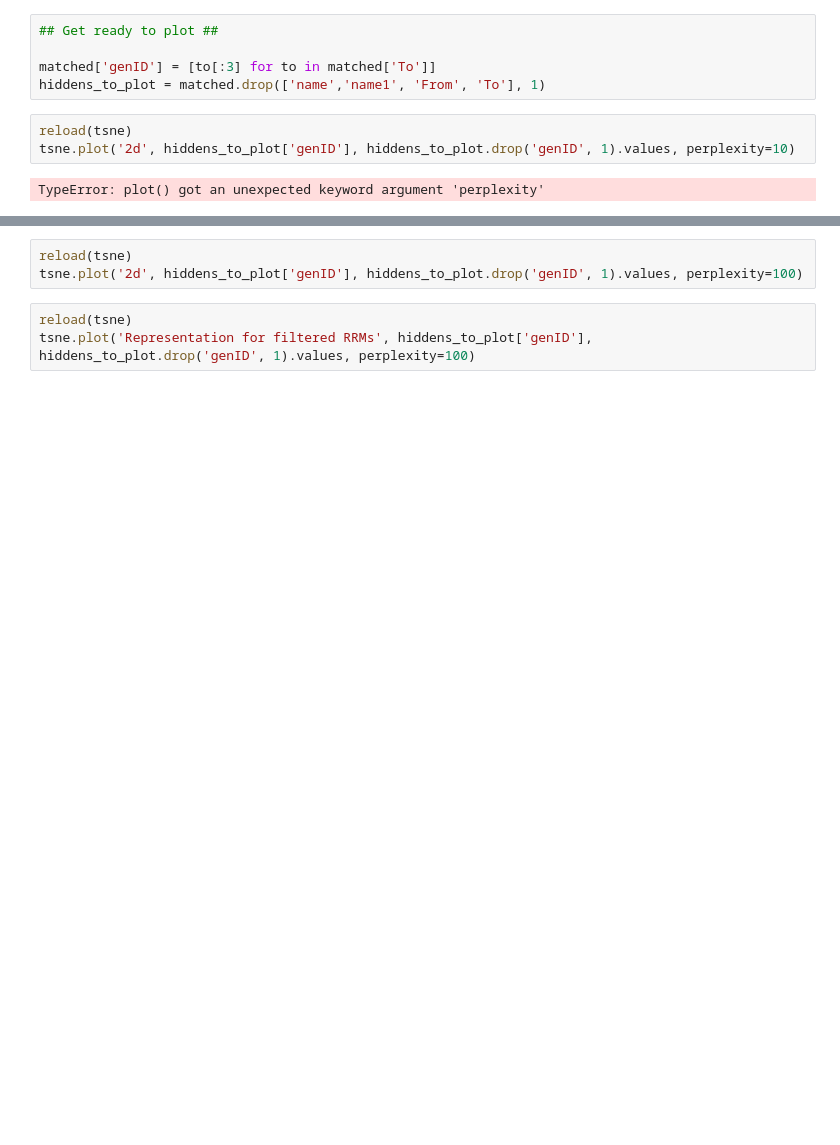
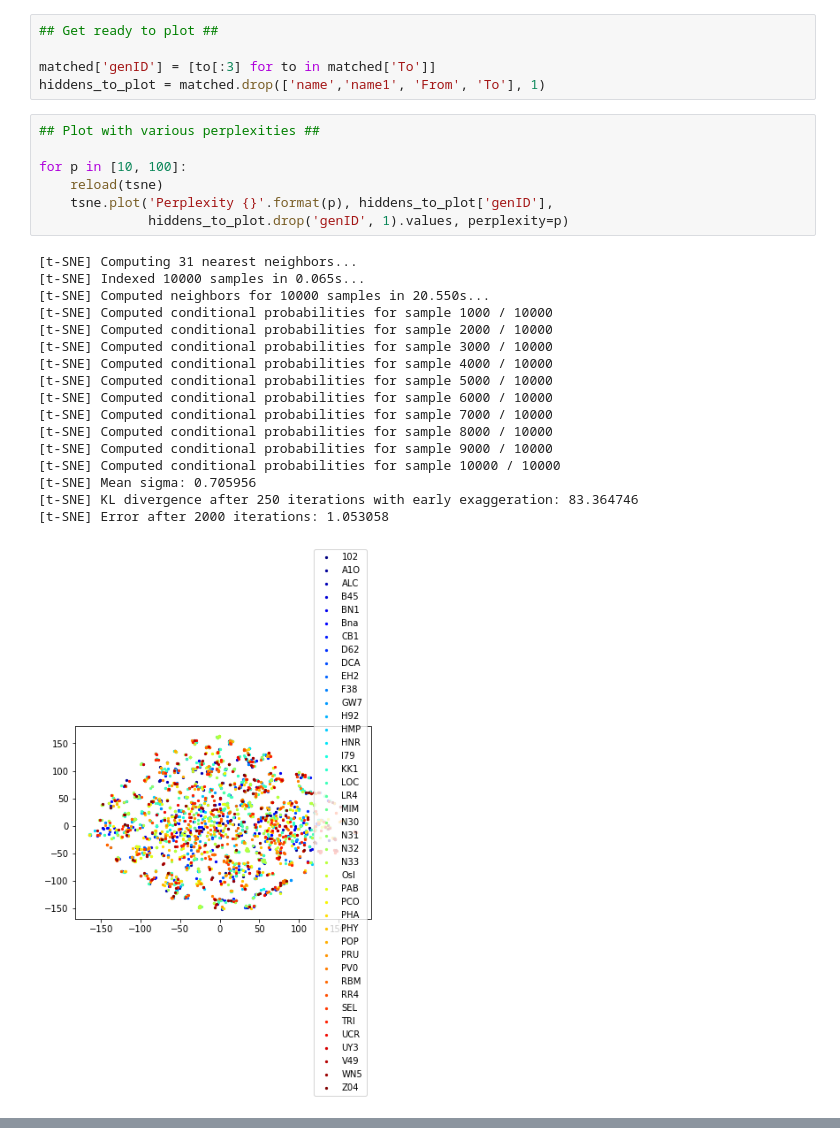
Before and after one commit to ostwind/ProteinLatentRep, a Jupyter notebook: CNN_LSTM/CNN_LSTM_tSNE_Julie.ipynb, the cells around one changed output, grey strips where cells are left out. Cells and saved outputs as stored; diff of their text form; blank space fills up the shorter version.

Commit message:
Plot latest tSNE
Also add perplexity args to plot functions, change legend loc

```diff
--- a/CNN_LSTM/CNN_LSTM_tSNE_Julie.ipynb
+++ b/CNN_LSTM/CNN_LSTM_tSNE_Julie.ipynb
@@ -45,7 +43,27 @@ matched = pd.merge(hiddens, match, left_on='name1', right_on='From')
 matched['genID'] = [to[:3] for to in matched['To']]
 hiddens_to_plot = matched.drop(['name','name1', 'From', 'To'], 1)
 # %%
-reload(tsne)
-tsne.plot('2d', hiddens_to_plot['genID'], hiddens_to_plot.drop('genID', 1).values, perplexity=10)
+## Plot with various perplexities ##
+
+for p in [10, 100]:
+    reload(tsne)
+    tsne.plot('Perplexity {}'.format(p), hiddens_to_plot['genID'],
+              hiddens_to_plot.drop('genID', 1).values, perplexity=p)
 # %% [output]
-TypeError: plot() got an unexpected keyword argument 'perplexity'
+[t-SNE] Computing 31 nearest neighbors...
+[t-SNE] Indexed 10000 samples in 0.065s...
+[t-SNE] Computed neighbors for 10000 samples in 20.550s...
+[t-SNE] Computed conditional probabilities for sample 1000 / 10000
+[t-SNE] Computed conditional probabilities for sample 2000 / 10000
+[t-SNE] Computed conditional probabilities for sample 3000 / 10000
+[t-SNE] Computed conditional probabilities for sample 4000 / 10000
+[t-SNE] Computed conditional probabilities for sample 5000 / 10000
+[t-SNE] Computed conditional probabilities for sample 6000 / 10000
+[t-SNE] Computed conditional probabilities for sample 7000 / 10000
+[t-SNE] Computed conditional probabilities for sample 8000 / 10000
+[t-SNE] Computed conditional probabilities for sample 9000 / 10000
+[t-SNE] Computed conditional probabilities for sample 10000 / 10000
+[t-SNE] Mean sigma: 0.705956
+[t-SNE] KL divergence after 250 iterations with early exaggeration: 83.364746
+[t-SNE] Error after 2000 iterations: 1.053058
+[figure, added]
@@ -52,6 +86,0 @@ TypeError: plot() got an unexpected keyword argument 'perplexity'
-# %%
-reload(tsne)
-tsne.plot('2d', hiddens_to_plot['genID'], hiddens_to_plot.drop('genID', 1).values, perplexity=100)
-# %%
-reload(tsne)
-tsne.plot('Representation for filtered RRMs', hiddens_to_plot['genID'], hiddens_to_plot.drop('genID', 1).values, perplexity=100)
```
Also changed, not shown: parts of 2 cells of this notebook, 1 other file.
